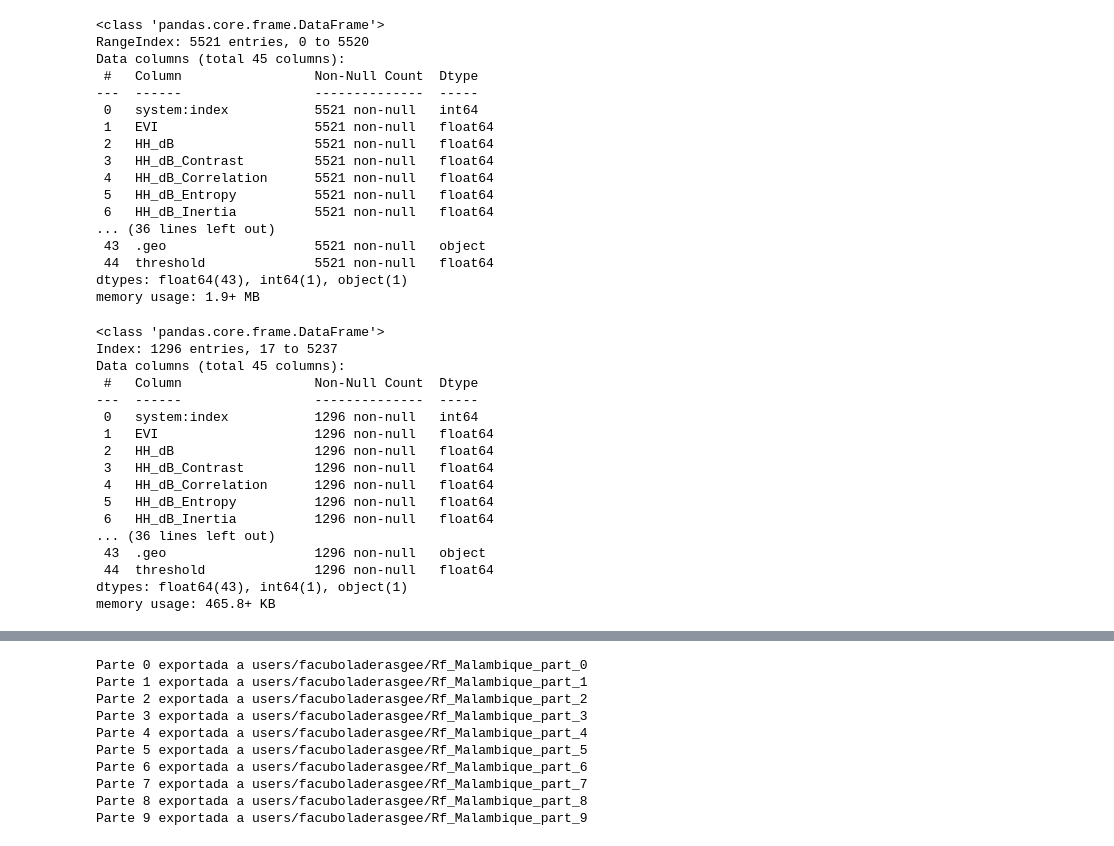
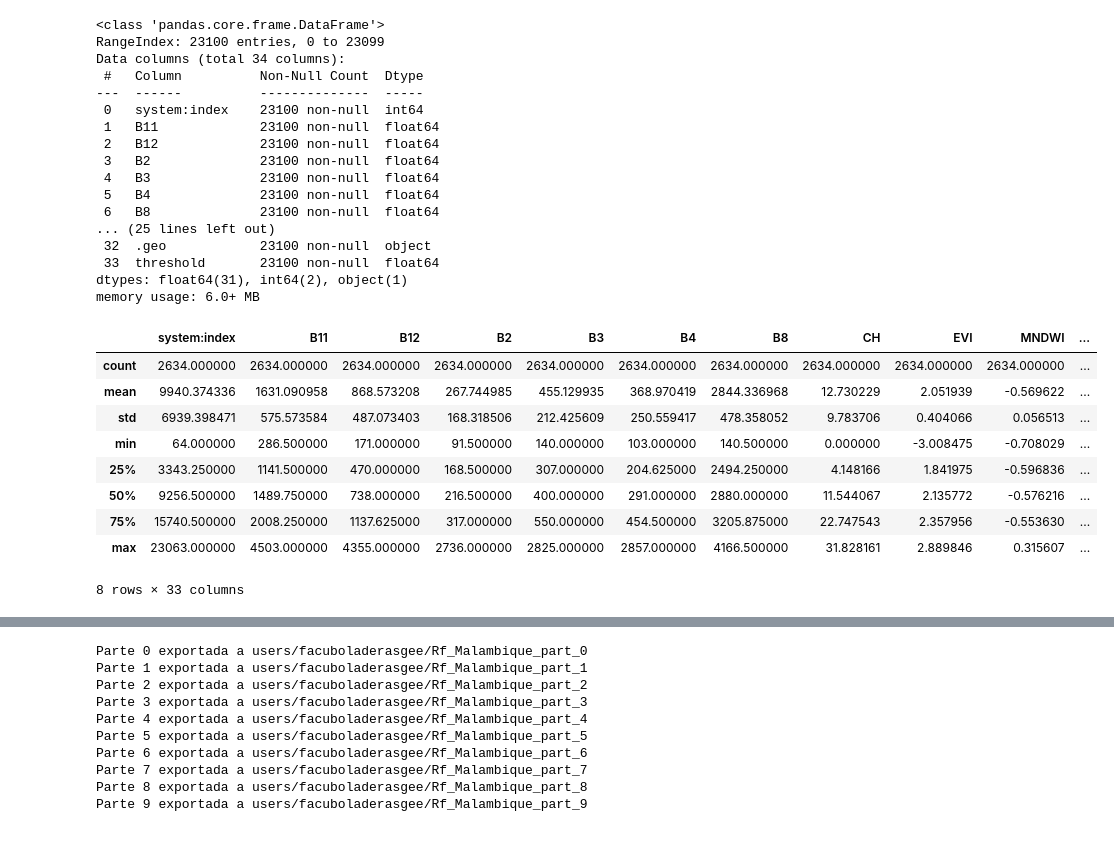
Before and after one commit to FacuBoladeras/BiomassEstimate, a Jupyter notebook: Notebooks/ModelGEE.ipynb, the cells around one changed output, grey strips where cells are left out. Cells and saved outputs as stored; diff of their text form; code cells hidden in the pictures.

```diff
--- a/Notebooks/ModelGEE.ipynb
+++ b/Notebooks/ModelGEE.ipynb
@@ -73,4 +73,6 @@ folder_path_2019 = 'C://Users//Facu//Downloads//EE_delta'
 combined_df = combine_csv_files(folder_path_2019)
+# %%
+combined_df = pd.read_csv(r"C:\Users\Facu\Downloads\Datos_RF_2021_nuevo_mask.csv")
 # %%
 combined_df.info()
 # %% [output]
@@ -98,45 +100,42 @@ combined_df['threshold'] = (combined_df['agbd_se'] / combined_df['agbd']) * 100
 combined_df.info()
 # %% [output]
 <class 'pandas.core.frame.DataFrame'>
-RangeIndex: 5521 entries, 0 to 5520
-Data columns (total 45 columns):
- #   Column                 Non-Null Count  Dtype
----  ------                 --------------  -----
- 0   system:index           5521 non-null   int64
- 1   EVI                    5521 non-null   float64
- 2   HH_dB                  5521 non-null   float64
- 3   HH_dB_Contrast         5521 non-null   float64
- 4   HH_dB_Correlation      5521 non-null   float64
- 5   HH_dB_Entropy          5521 non-null   float64
- 6   HH_dB_Inertia          5521 non-null   float64
-... (36 lines left out)
- 43  .geo                   5521 non-null   object
- 44  threshold              5521 non-null   float64
-dtypes: float64(43), int64(1), object(1)
-memory usage: 1.9+ MB
+RangeIndex: 23100 entries, 0 to 23099
+Data columns (total 34 columns):
+ #   Column          Non-Null Count  Dtype
+---  ------          --------------  -----
+ 0   system:index    23100 non-null  int64
+ 1   B11             23100 non-null  float64
+ 2   B12             23100 non-null  float64
+ 3   B2              23100 non-null  float64
+ 4   B3              23100 non-null  float64
+ 5   B4              23100 non-null  float64
+ 6   B8              23100 non-null  float64
+... (25 lines left out)
+ 32  .geo            23100 non-null  object
+ 33  threshold       23100 non-null  float64
+dtypes: float64(31), int64(2), object(1)
+memory usage: 6.0+ MB
 # %%
 # Filtrar los datos cuyo valor en la columna 'threshold' sea menor que 50
 df_filtered = combined_df[combined_df['threshold'] < 50]
+# Asignar valor de 0 a la columna 'agbd' donde 'label' es igual a 0
+df_filtered.loc[df_filtered['label'] == 0, 'agbd'] = 0
+# Asignar valor de 0 a la columna 'agbd' donde 'label' es igual a 0
+df_filtered.loc[df_filtered['label'] == 6, 'agbd'] = 0
 
-df_filtered.info()
+df_filtered.describe()
 # %% [output]
+|  | system:index | B11 | B12 | B2 | B3 | B4 | B8 | CH | EVI | MNDWI | ... |
+| count | 2634.000000 | 2634.000000 | 2634.000000 | 2634.000000 | 2634.000000 | 2634.000000 | 2634.000000 | 2634.000000 | 2634.000000 | 2634.000000 | ... |
+| mean | 9940.374336 | 1631.090958 | 868.573208 | 267.744985 | 455.129935 | 368.970419 | 2844.336968 | 12.730229 | 2.051939 | -0.569622 | ... |
+| std | 6939.398471 | 575.573584 | 487.073403 | 168.318506 | 212.425609 | 250.559417 | 478.358052 | 9.783706 | 0.404066 | 0.056513 | ... |
+| min | 64.000000 | 286.500000 | 171.000000 | 91.500000 | 140.000000 | 103.000000 | 140.500000 | 0.000000 | -3.008475 | -0.708029 | ... |
+| 25% | 3343.250000 | 1141.500000 | 470.000000 | 168.500000 | 307.000000 | 204.625000 | 2494.250000 | 4.148166 | 1.841975 | -0.596836 | ... |
+| 50% | 9256.500000 | 1489.750000 | 738.000000 | 216.500000 | 400.000000 | 291.000000 | 2880.000000 | 11.544067 | 2.135772 | -0.576216 | ... |
+| 75% | 15740.500000 | 2008.250000 | 1137.625000 | 317.000000 | 550.000000 | 454.500000 | 3205.875000 | 22.747543 | 2.357956 | -0.553630 | ... |
+| max | 23063.000000 | 4503.000000 | 4355.000000 | 2736.000000 | 2825.000000 | 2857.000000 | 4166.500000 | 31.828161 | 2.889846 | 0.315607 | ... |
-<class 'pandas.core.frame.DataFrame'>
-Index: 1296 entries, 17 to 5237
-Data columns (total 45 columns):
- #   Column                 Non-Null Count  Dtype
----  ------                 --------------  -----
- 0   system:index           1296 non-null   int64
- 1   EVI                    1296 non-null   float64
- 2   HH_dB                  1296 non-null   float64
- 3   HH_dB_Contrast         1296 non-null   float64
- 4   HH_dB_Correlation      1296 non-null   float64
- 5   HH_dB_Entropy          1296 non-null   float64
- 6   HH_dB_Inertia          1296 non-null   float64
-... (36 lines left out)
- 43  .geo                   1296 non-null   object
- 44  threshold              1296 non-null   float64
-dtypes: float64(43), int64(1), object(1)
-memory usage: 465.8+ KB
+8 rows × 33 columns
 # %%
 def remove_outliers(df, column_name):
 
```
Also changed, not shown: parts of 16 cells of this notebook, 7 other files.
